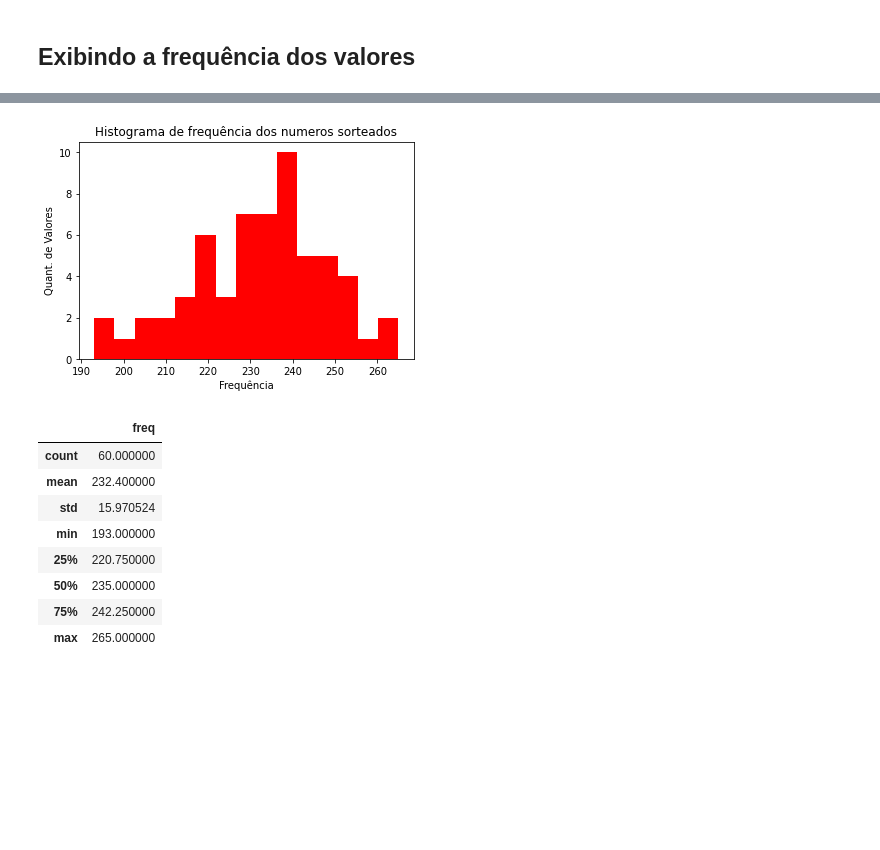
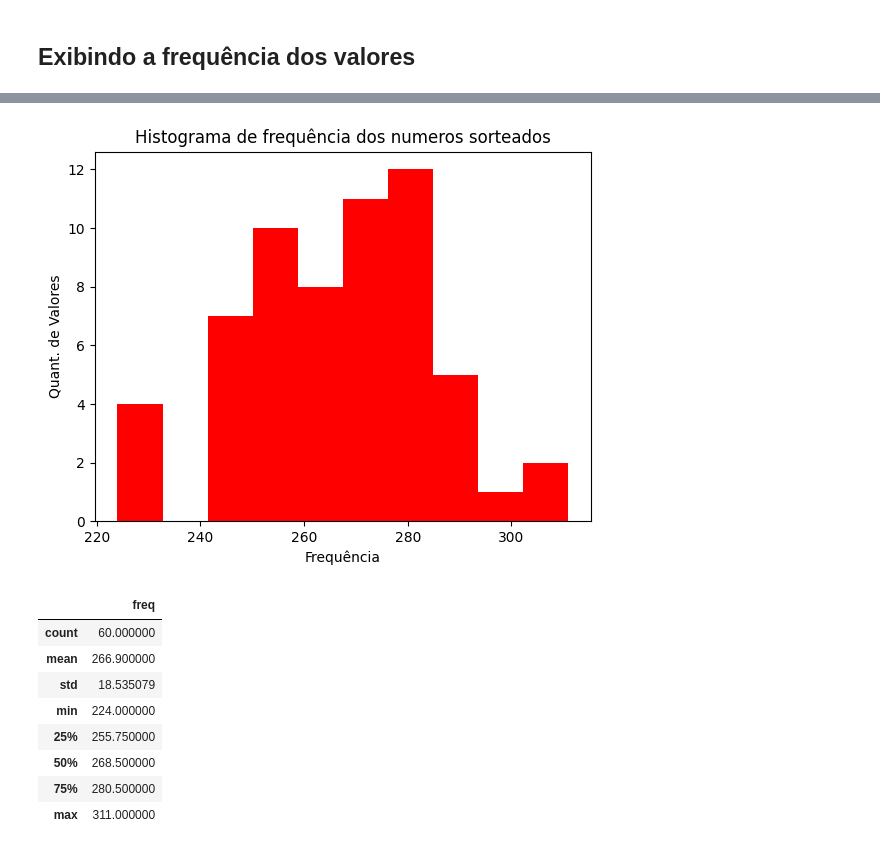
Before and after one commit to ElizeuS/Sorteios_MegaSena, a Jupyter notebook: MegaSena - Predicts.ipynb, the cells around one changed output, grey strips where cells are left out. Drawn from its saved outputs; the diff is of its cells as text; code cells hidden in the pictures; blank space fills up the shorter version.

```diff
--- a/MegaSena - Predicts.ipynb
+++ b/MegaSena - Predicts.ipynb
@@ -70,7 +71,7 @@ def selectMaxNumbers(dictNumber: {}, outSide: int):
 
     return n
 # %%
-ms = pd.read_excel('MegaSena.xlsx')
+ms = pd.read_excel('MegaSena_2.xlsx')
 ms.head()
 # %% [output]
 |  | Concurso | Data | N1 | N2 | N3 | N4 | N5 | N6 | Ganhadores | Premio | ... |
@@ -184,25 +206,25 @@ plt.show()
 # %%
-plt.hist(df["freq"], color='red', bins=15)
+plt.hist(df["freq"], color='red', bins=10)
 plt.title('Histograma de frequência dos numeros sorteados')
 plt.xlabel('Frequência')
 plt.ylabel('Quant. de Valores')
 
 # Show graphic
 plt.show()
 # %% [output]
-[figure, old version]
+[figure, new version]
 # %%
 df.describe()
 # %% [output]
 |  | freq |
 | count | 60.000000 |
-| mean | 232.400000 |
-| std | 15.970524 |
-| min | 193.000000 |
-| 25% | 220.750000 |
-| 50% | 235.000000 |
-| 75% | 242.250000 |
-| max | 265.000000 |
+| mean | 266.900000 |
+| std | 18.535079 |
+| min | 224.000000 |
+| 25% | 255.750000 |
+| 50% | 268.500000 |
+| 75% | 280.500000 |
+| max | 311.000000 |
 # %%
 df.boxplot()
 # %% [output]
```
Also changed, not shown: parts of 24 cells of this notebook, 2 other files.
